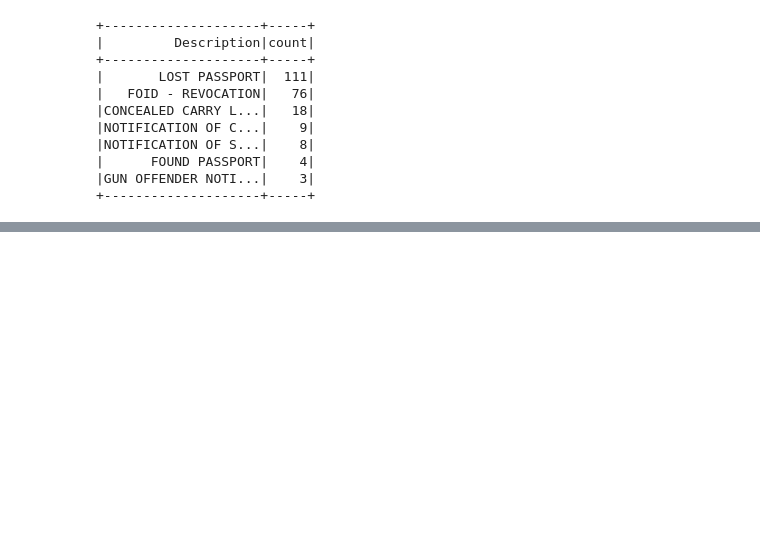
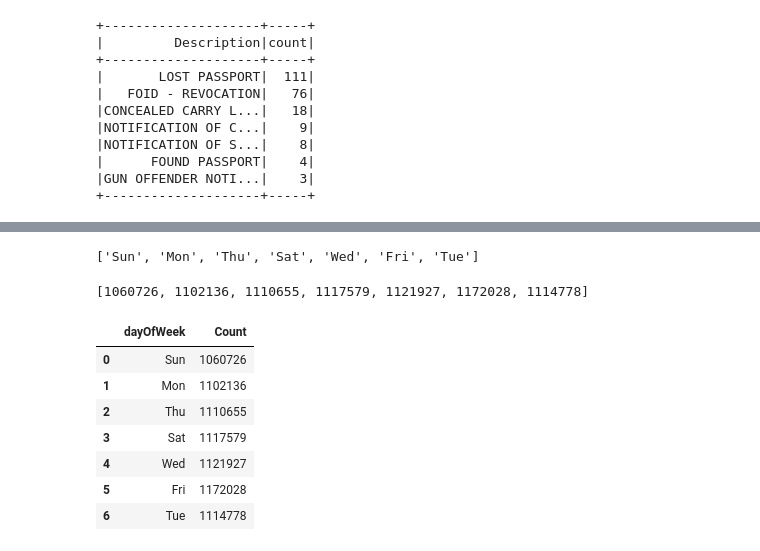
Before and after one commit to vaaaltin/data-science_ml-engineer, a Jupyter notebook: Spark/lab_env.ipynb, the cells around one changed output, grey strips where cells are left out. Drawn from its saved outputs; the diff is of its cells as text; code cells hidden in the pictures; blank space fills up the shorter version.

```diff
--- a/Spark/lab_env.ipynb
+++ b/Spark/lab_env.ipynb
@@ -755,0 +849,10 @@ nonCriminal.groupBy(col('Description')).count().orderBy('count', ascending=False
+# %%
+dow = [x[0] for x in df.groupBy(date_format(col('Date'), 'E')).count().collect()]
+dow
+# %% [output]
+['Sun', 'Mon', 'Thu', 'Sat', 'Wed', 'Fri', 'Tue']
+# %%
+cnt = [x[1] for x in df.groupBy(date_format(col('Date'), 'E')).count().collect()]
+cnt
+# %% [output]
+[1060726, 1102136, 1110655, 1117579, 1121927, 1172028, 1114778]
@@ -755,0 +862,15 @@ nonCriminal.groupBy(col('Description')).count().orderBy('count', ascending=False
+# %%
+cp = pd.DataFrame({
+    'dayOfWeek': dow,
+    'Count': cnt
+})
+cp
+# %% [output]
+|  | dayOfWeek | Count |
+| 0 | Sun | 1060726 |
+| 1 | Mon | 1102136 |
+| 2 | Thu | 1110655 |
+| 3 | Sat | 1117579 |
+| 4 | Wed | 1121927 |
+| 5 | Fri | 1172028 |
+| 6 | Tue | 1114778 |
```
Also changed, not shown: parts of 22 cells of this notebook.
